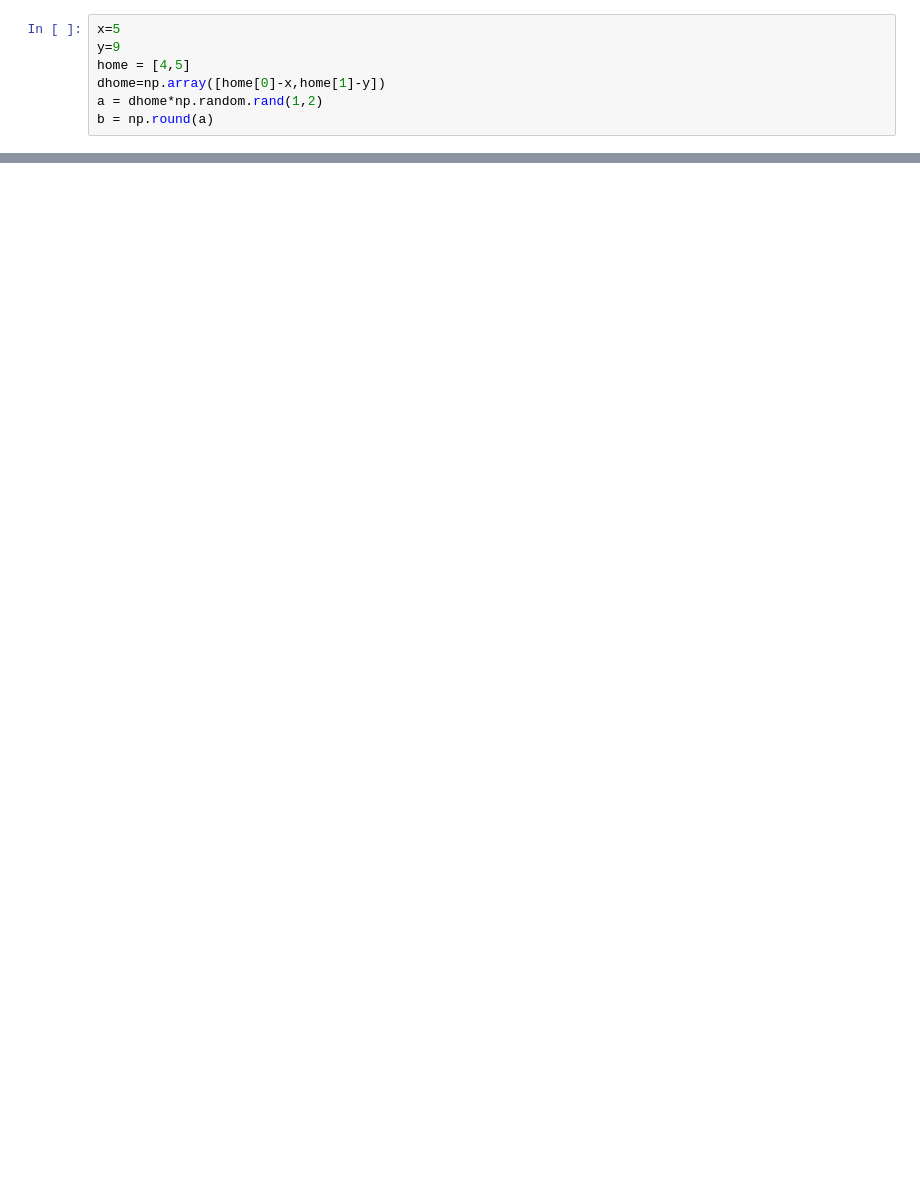
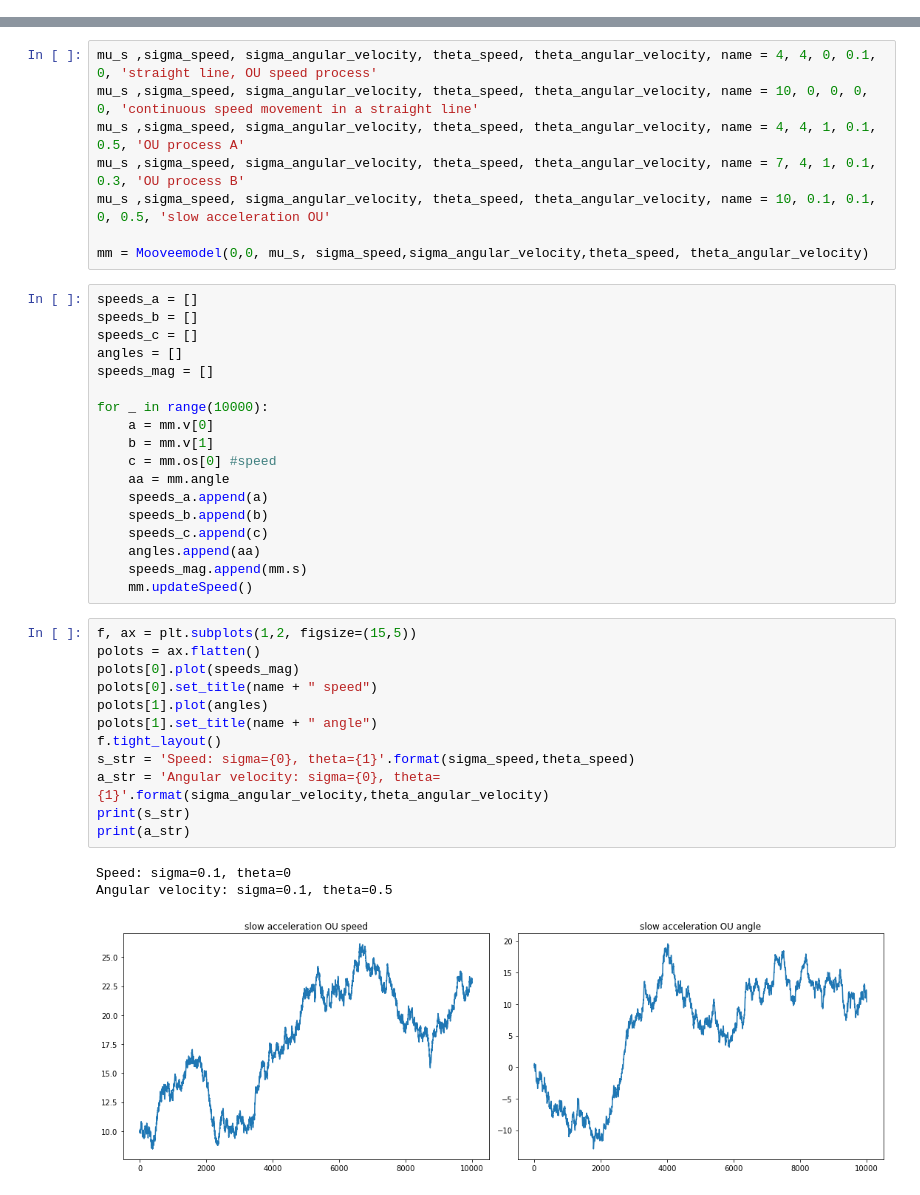
Before and after one commit to mixmixmix/moovemoo, a Jupyter notebook: random2dwalk.ipynb, the cells around one changed output, grey strips where cells are left out. Cells and saved outputs as stored; diff of their text form; blank space fills up the shorter version.

```diff
--- a/random2dwalk.ipynb
+++ b/random2dwalk.ipynb
@@ -30,7 +0,0 @@ SyntaxError: invalid syntax (<ipython-input-253-26c594cbc135>, line 1)
-# %%
-x=5
-y=9
-home = [4,5]
-dhome=np.array([home[0]-x,home[1]-y])
-a = dhome*np.random.rand(1,2)
-b = np.round(a)
@@ -120,0 +59,42 @@ print(res)
+# %%
+mu_s ,sigma_speed, sigma_angular_velocity, theta_speed, theta_angular_velocity, name = 4, 4, 0, 0.1, 0, 'straight line, OU speed process'
+mu_s ,sigma_speed, sigma_angular_velocity, theta_speed, theta_angular_velocity, name = 10, 0, 0, 0, 0, 'continuous speed movement in a straight line'
+mu_s ,sigma_speed, sigma_angular_velocity, theta_speed, theta_angular_velocity, name = 4, 4, 1, 0.1, 0.5, 'OU process A'
+mu_s ,sigma_speed, sigma_angular_velocity, theta_speed, theta_angular_velocity, name = 7, 4, 1, 0.1, 0.3, 'OU process B'
+mu_s ,sigma_speed, sigma_angular_velocity, theta_speed, theta_angular_velocity, name = 10, 0.1, 0.1, 0, 0.5, 'slow acceleration OU'
+
+mm = Mooveemodel(0,0, mu_s, sigma_speed,sigma_angular_velocity,theta_speed, theta_angular_velocity)
+# %%
+speeds_a = []
+speeds_b = []
+speeds_c = []
+angles = []
+speeds_mag = []
+
+for _ in range(10000):
+    a = mm.v[0]
+    b = mm.v[1]
+    c = mm.os[0] #speed
+    aa = mm.angle
+    speeds_a.append(a)
+    speeds_b.append(b)
+    speeds_c.append(c)
+    angles.append(aa)
+    speeds_mag.append(mm.s)
+    mm.updateSpeed()
+# %%
+f, ax = plt.subplots(1,2, figsize=(15,5))
+polots = ax.flatten()
+polots[0].plot(speeds_mag)
+polots[0].set_title(name + " speed")
+polots[1].plot(angles)
+polots[1].set_title(name + " angle")
+f.tight_layout()
+s_str = 'Speed: sigma={0}, theta={1}'.format(sigma_speed,theta_speed)
+a_str = 'Angular velocity: sigma={0}, theta={1}'.format(sigma_angular_velocity,theta_angular_velocity)
+print(s_str)
+print(a_str)
+# %% [output]
+Speed: sigma=0.1, theta=0
+Angular velocity: sigma=0.1, theta=0.5
+[figure, added]
```
Also changed, not shown: parts of 13 cells of this notebook.
